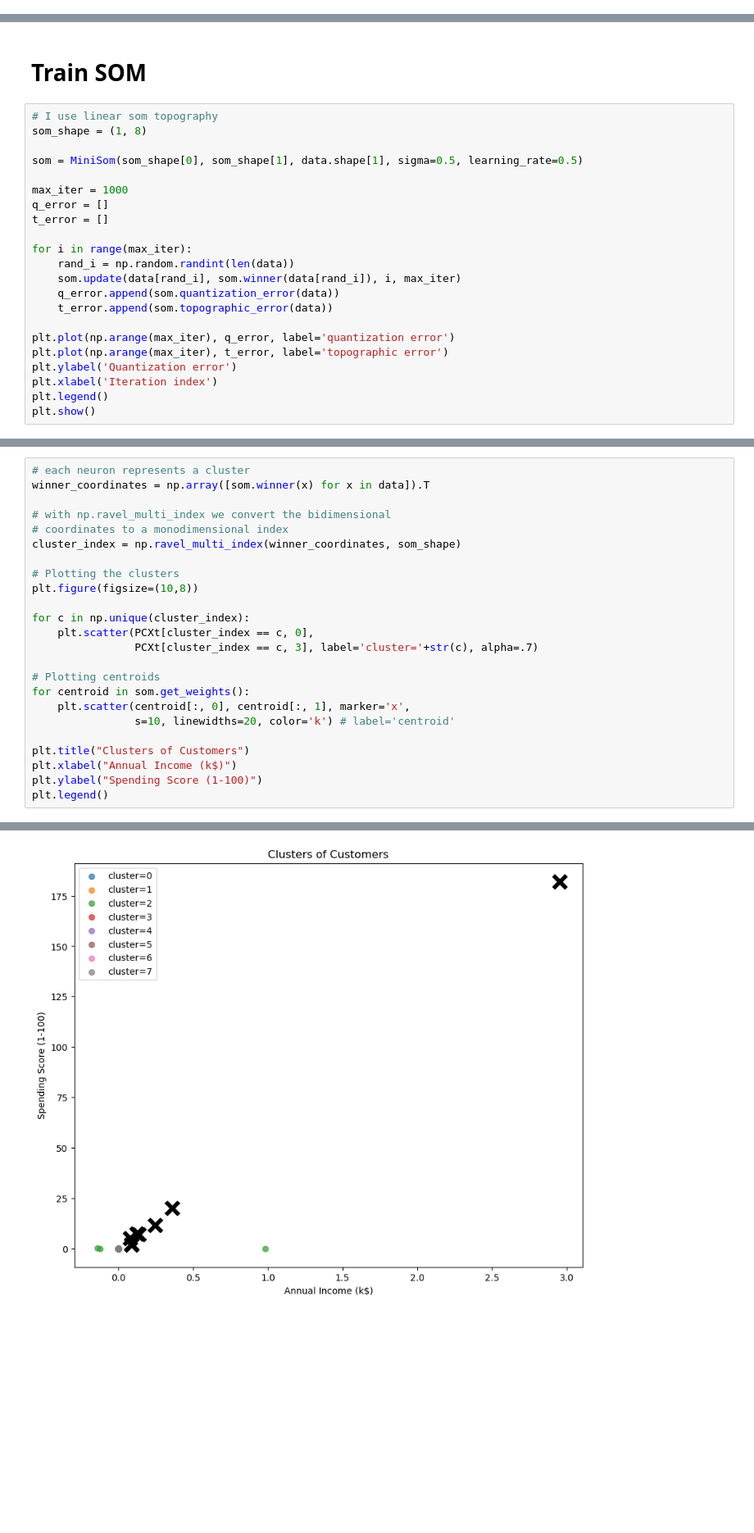
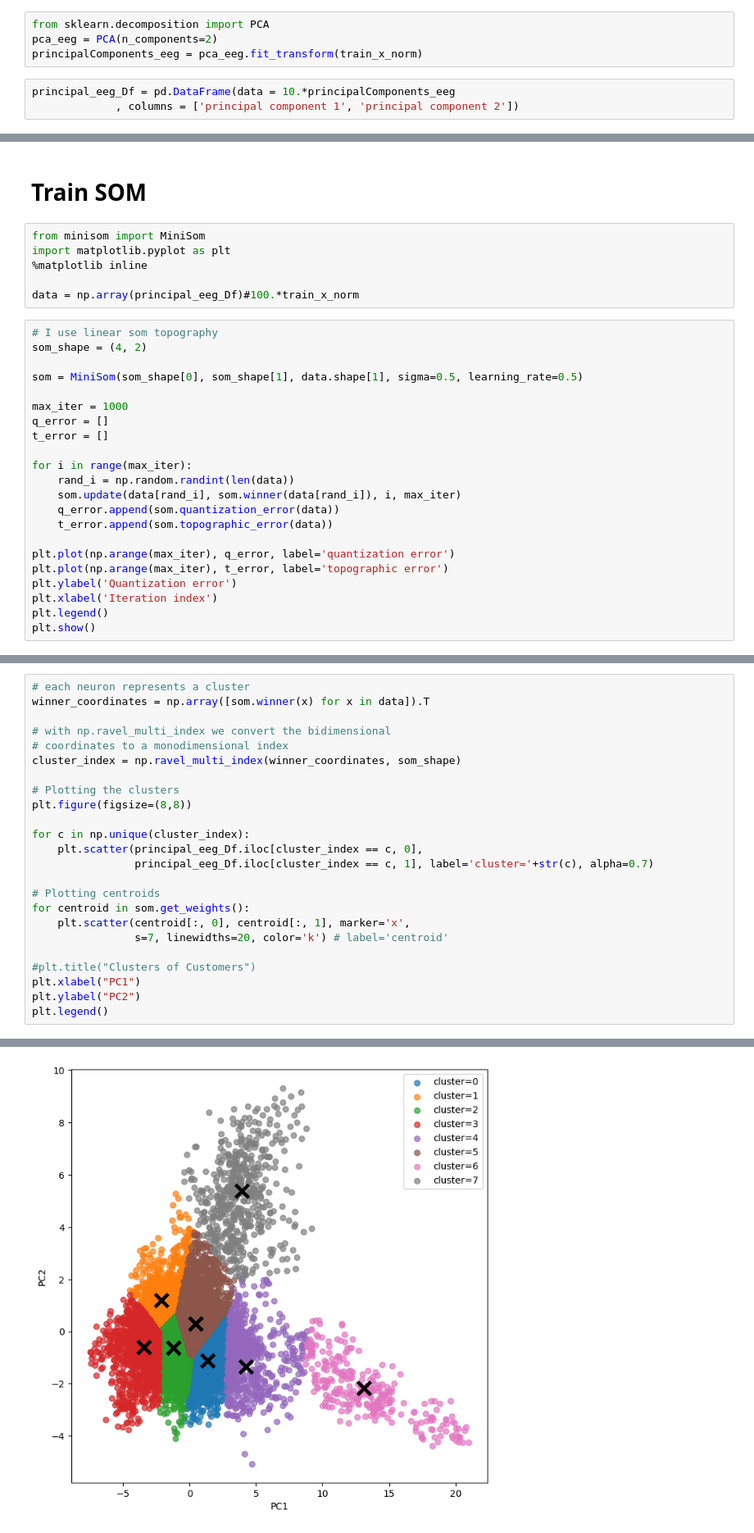
Before and after one commit to psggsl/SOM_plus_DBN, a Jupyter notebook: SOM_and_DBN.ipynb, the cells around one changed output, grey strips where cells are left out. Shown at 82% size. Drawn from its saved outputs; the diff is of its cells as text; blank space fills up the shorter version.

```diff
--- a/SOM_and_DBN.ipynb
+++ b/SOM_and_DBN.ipynb
@@ -106,3 +87,10 @@ data_matrix1 = np.zeros((len(name)-1,len(df)))
 # %%
 import numpy as np
 from sklearn.decomposition import PCA
+# %%
+from sklearn.decomposition import PCA
+pca_eeg = PCA(n_components=2)
+principalComponents_eeg = pca_eeg.fit_transform(train_x_norm)
+# %%
+principal_eeg_Df = pd.DataFrame(data = 10.*principalComponents_eeg
+             , columns = ['principal component 1', 'principal component 2'])
@@ -160,8 +255,14 @@ data = 10*data_matrix
 # %% [markdown]
 # Train SOM
+# %%
+from minisom import MiniSom
+import matplotlib.pyplot as plt
+%matplotlib inline
+
+data = np.array(principal_eeg_Df)#100.*train_x_norm
 # %%
 # I use linear som topography
-som_shape = (1, 8)
+som_shape = (4, 2)
 
 som = MiniSom(som_shape[0], som_shape[1], data.shape[1], sigma=0.5, learning_rate=0.5)
 
@@ -197,27 +287,27 @@ len(np.ravel_multi_index(winner_coordinates, som_shape))
 # %%
 # each neuron represents a cluster
 winner_coordinates = np.array([som.winner(x) for x in data]).T
 
 # with np.ravel_multi_index we convert the bidimensional
 # coordinates to a monodimensional index
 cluster_index = np.ravel_multi_index(winner_coordinates, som_shape)
 
 # Plotting the clusters
-plt.figure(figsize=(10,8))
+plt.figure(figsize=(8,8))
 
 for c in np.unique(cluster_index):
-    plt.scatter(PCXt[cluster_index == c, 0],
-                PCXt[cluster_index == c, 3], label='cluster='+str(c), alpha=.7)
+    plt.scatter(principal_eeg_Df.iloc[cluster_index == c, 0],
+                principal_eeg_Df.iloc[cluster_index == c, 1], label='cluster='+str(c), alpha=0.7)
 
 # Plotting centroids
 for centroid in som.get_weights():
     plt.scatter(centroid[:, 0], centroid[:, 1], marker='x',
-                s=10, linewidths=20, color='k') # label='centroid'
+                s=7, linewidths=20, color='k') # label='centroid'
 
-plt.title("Clusters of Customers")
-plt.xlabel("Annual Income (k$)")
-plt.ylabel("Spending Score (1-100)")
+#plt.title("Clusters of Customers")
+plt.xlabel("PC1")
+plt.ylabel("PC2")
 plt.legend()
 # %% [output]
 <matplotlib.legend.Legend at 0x...>
-[figure, old version]
+[figure, new version]
```
Also changed, not shown: parts of 45 cells of this notebook, 2 other files.
